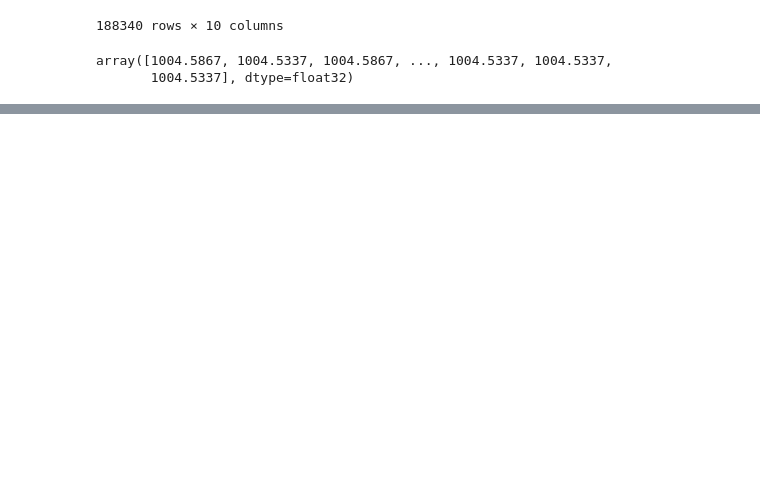
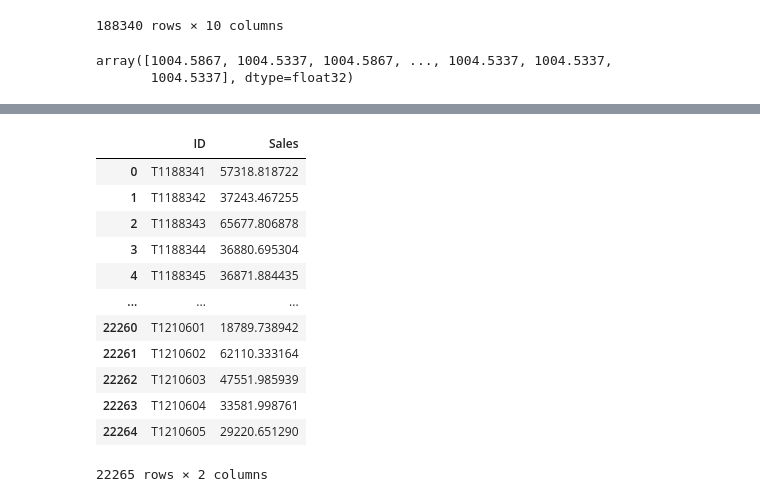
Before and after one commit to rajagurunath/AV-Hackathon, a Jupyter notebook: notebooks/feature_eng.ipynb, the cells around one changed output, grey strips where cells are left out. Cells and saved outputs as stored; diff of their text form; code cells hidden in the pictures; blank space fills up the shorter version.

```diff
--- a/notebooks/feature_eng.ipynb
+++ b/notebooks/feature_eng.ipynb
@@ -345,0 +445,16 @@ array([1004.5867, 1004.5337, 1004.5867, ..., 1004.5337, 1004.5337,
+# %%
+region_type.sort_values(by='ID').reset_index(drop=True)
+# %% [output]
+|  | ID | Sales |
+| 0 | T1188341 | 57318.818722 |
+| 1 | T1188342 | 37243.467255 |
+| 2 | T1188343 | 65677.806878 |
+| 3 | T1188344 | 36880.695304 |
+| 4 | T1188345 | 36871.884435 |
+| ... | ... | ... |
+| 22260 | T1210601 | 18789.738942 |
+| 22261 | T1210602 | 62110.333164 |
+| 22262 | T1210603 | 47551.985939 |
+| 22263 | T1210604 | 33581.998761 |
+| 22264 | T1210605 | 29220.651290 |
+22265 rows × 2 columns
```
Also changed, not shown: parts of 11 cells of this notebook, 5 other files.
